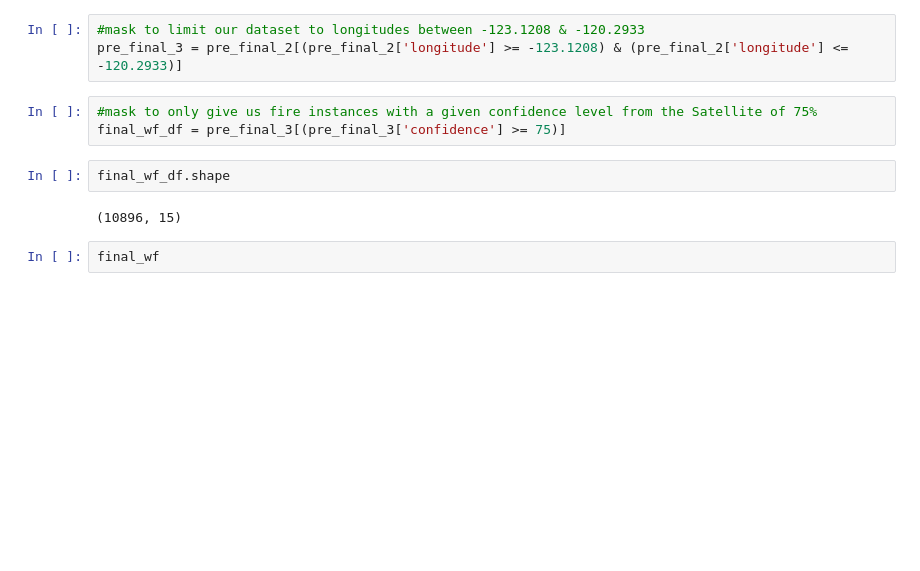
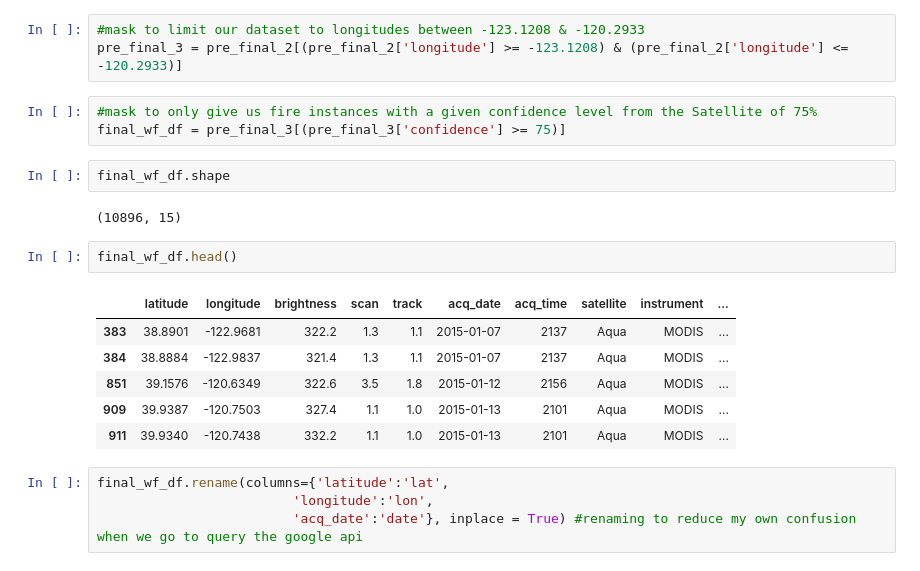
Before and after one commit to ptanner925/wildfire_capstone, a Jupyter notebook: Notebooks/Final_Notebook.ipynb, the cells around one changed output. Drawn from its saved outputs; the diff is of its cells as text; blank space fills up the shorter version.

```diff
--- a/Notebooks/Final_Notebook.ipynb
+++ b/Notebooks/Final_Notebook.ipynb
@@ -65,5 +65,16 @@ final_wf_df = pre_final_3[(pre_final_3['confidence'] >= 75)]
 final_wf_df.shape
 # %% [output]
 (10896, 15)
-# %%
-final_wf
+# %%
+final_wf_df.head()
+# %% [output]
+|  | latitude | longitude | brightness | scan | track | acq_date | acq_time | satellite | instrument | ... |
+| 383 | 38.8901 | -122.9681 | 322.2 | 1.3 | 1.1 | 2015-01-07 | 2137 | Aqua | MODIS | ... |
+| 384 | 38.8884 | -122.9837 | 321.4 | 1.3 | 1.1 | 2015-01-07 | 2137 | Aqua | MODIS | ... |
+| 851 | 39.1576 | -120.6349 | 322.6 | 3.5 | 1.8 | 2015-01-12 | 2156 | Aqua | MODIS | ... |
+| 909 | 39.9387 | -120.7503 | 327.4 | 1.1 | 1.0 | 2015-01-13 | 2101 | Aqua | MODIS | ... |
+| 911 | 39.9340 | -120.7438 | 332.2 | 1.1 | 1.0 | 2015-01-13 | 2101 | Aqua | MODIS | ... |
+# %%
+final_wf_df.rename(columns={'latitude':'lat',
+                         'longitude':'lon',
+                         'acq_date':'date'}, inplace = True) #renaming to reduce my own confusion when we go to query the google api
```
Also changed, not shown: parts of 29 cells of this notebook.
